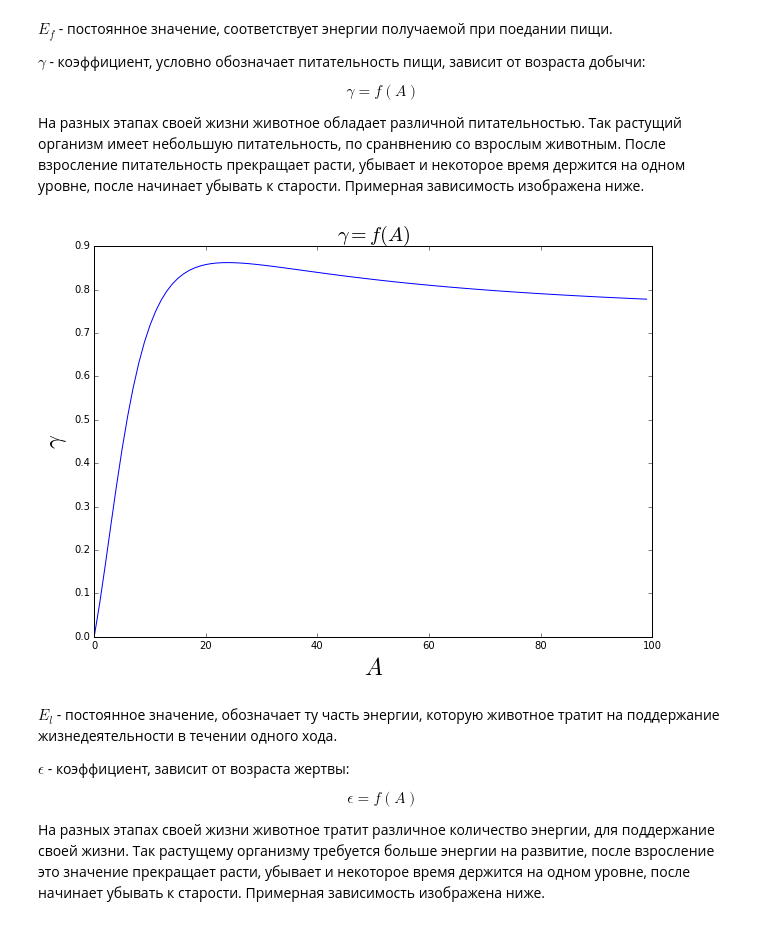
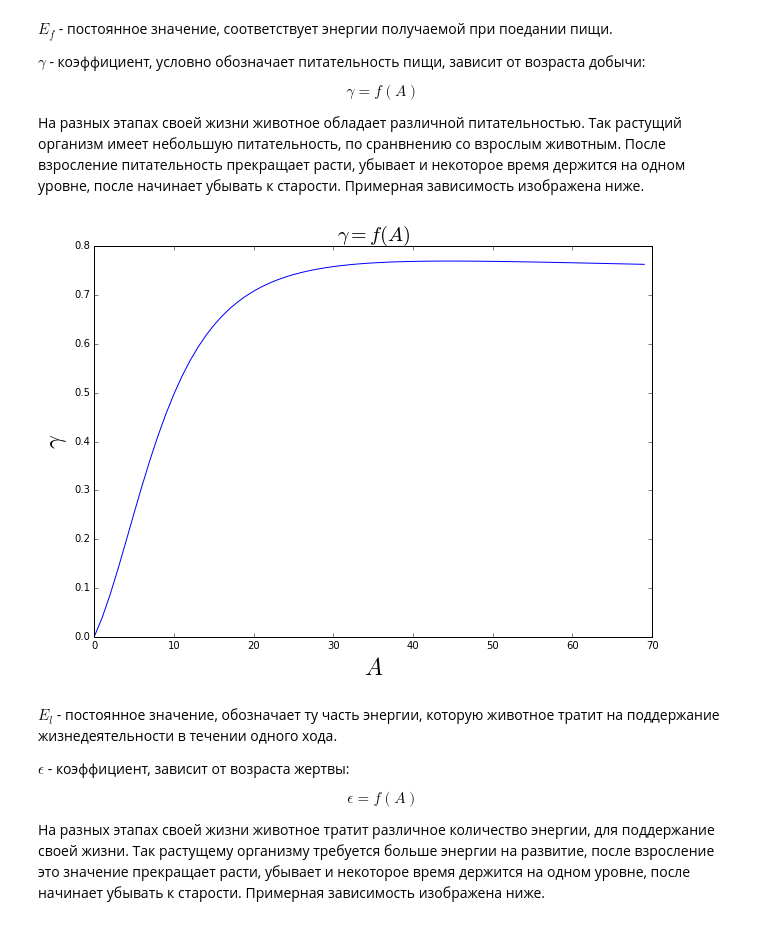
Before and after one commit to Zhuikov/predator-prey, a Jupyter notebook: notebooks/LifeModel.ipynb, the cells around one changed output. Cells and saved outputs as stored; diff of their text form; code cells hidden in the pictures.

```diff
--- a/notebooks/LifeModel.ipynb
+++ b/notebooks/LifeModel.ipynb
@@ -82,22 +82,21 @@ $$
 # %%
 import numpy as np
 from matplotlib import pyplot as plt
 %matplotlib inline
 
 def gamma_f(x):
-    #return (-2*x**2+25*x)
-    return ((5*x**2) + (5*x))/(7*((x**2)+1))
+    return ((5*x**2) + (5*x))/(7*((x**2)+3))
 
-t = np.arange(0, 100)
-Gamma = gamma_f(np.linspace(0, 10, 100))
+t = np.arange(0, 70)
+Gamma = gamma_f(np.linspace(0, 10, 70))
 plt.figure(figsize=(10, 7))
 plt.plot(t, Gamma, 'b')
 plt.title(r'$\gamma = f(A)$', fontsize=20)
 plt.xlabel(r'$A$', fontsize=24, style='oblique')
 plt.ylabel(r'$\gamma$', fontsize=24, style='oblique')
 plt.show()
 # %% [output]
-[figure, old version]
+[figure, new version]
 # %% [markdown]
 
 $E_l$ - постоянное значение, обозначает ту часть энергии, которую животное тратит на поддержание жизнедеятельности в течении одного хода.
```
Also changed, not shown: 1 other file.
